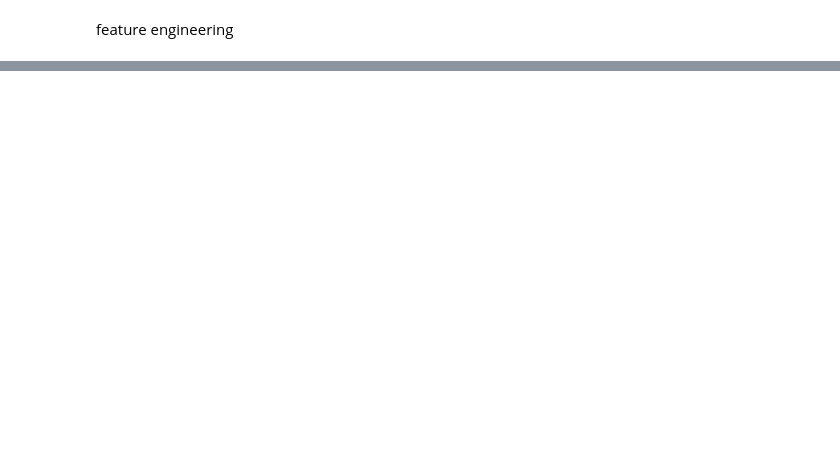
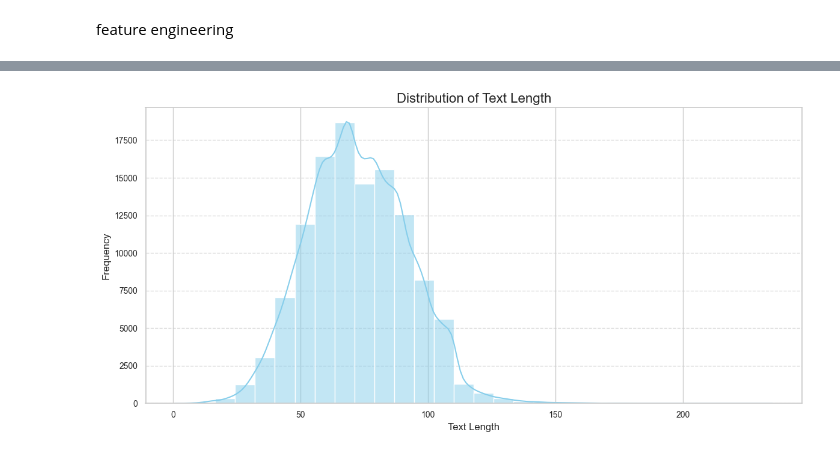
Before and after one commit to madelinebirch/Bias_Classification_for_Headline_Objectivity, a Jupyter notebook: feature engineering ideas.ipynb, the cells around one changed output, grey strips where cells are left out. Drawn from its saved outputs; the diff is of its cells as text; code cells hidden in the pictures; blank space fills up the shorter version.

```diff
--- a/feature engineering ideas.ipynb
+++ b/feature engineering ideas.ipynb
@@ -159,0 +338,21 @@ plt.show()
+# %%
+# Set a Seaborn style
+sns.set(style="whitegrid")
+
+# Plot a histogram of Text_Length
+plt.figure(figsize=(12, 6))
+sns.histplot(x='Text_Length', data=headlines_filtered, bins=30, kde=True, color='skyblue')
+
+# Style the plot
+plt.title('Distribution of Text Length', fontsize=16)
+plt.xlabel('Text Length', fontsize=12)
+plt.ylabel('Frequency', fontsize=12)
+plt.xticks(fontsize=10)
+plt.yticks(fontsize=10)
+plt.grid(axis='y', linestyle='--', alpha=0.7)
+
+# Show the plot
+plt.tight_layout()
+plt.show()
+# %% [output]
+[figure, added]
```
Also changed, not shown: parts of 27 cells of this notebook.
